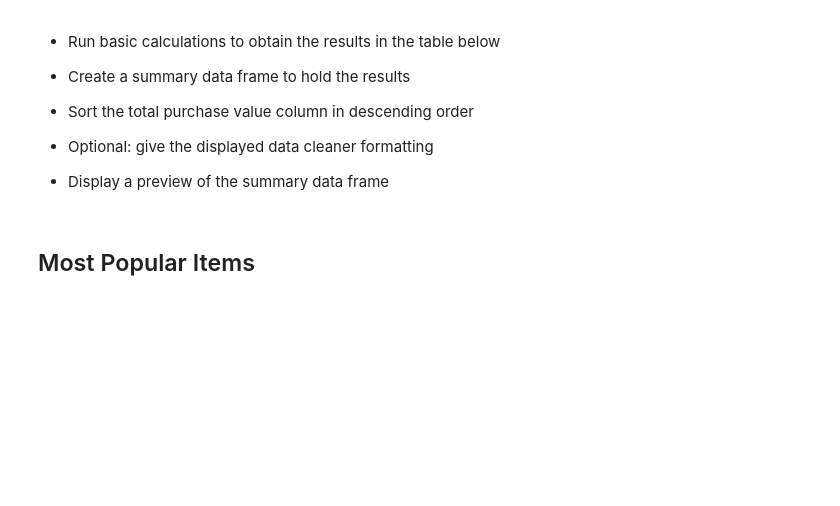
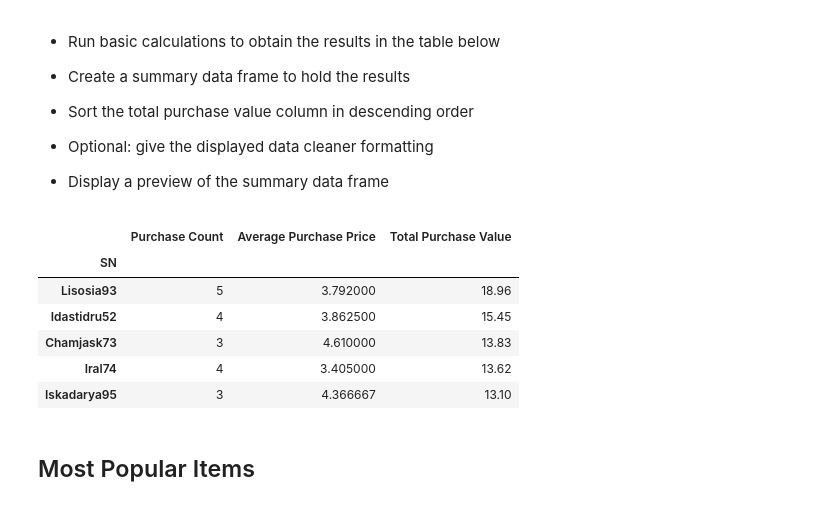
Before and after one commit to zpoeschl/pandas-challenge, a Jupyter notebook: HeroesOfPymoli/ZPoeschl_HeroesOfPymoli.ipynb, the cells around one changed output. Cells and saved outputs as stored; diff of their text form; code cells hidden in the pictures; blank space fills up the shorter version.

```diff
--- a/HeroesOfPymoli/ZPoeschl_HeroesOfPymoli.ipynb
+++ b/HeroesOfPymoli/ZPoeschl_HeroesOfPymoli.ipynb
@@ -173,7 +173,7 @@ age_bins = [0, 9, 14, 19, 24, 29, 34, 39, 100]
 bin_names = ["<10", "10-14", "15-19", "20-24", "25-29", "30-34", "35-39", "40+"]
 
 # Sort
-pymoli_df["Age Group"] = pd.cut(pymoli_df["Age"], age_bins, labels=bin_names)
+pymoli_df["Age Group"] = pd.cut(pymoli_df["Age"], bins=age_bins, labels=bin_names)
 
 # Calc totals by age group
 age_count = pymoli_df.groupby("Age Group")
@@ -219,7 +219,7 @@ age_bins2 = [0, 9, 14, 19, 24, 29, 34, 39, 100]
 bin_names2 = ["<10", "10-14", "15-19", "20-24", "25-29", "30-34", "35-39", "40+"]
 
 # Sort
-pymoli_df["Age Group"] = pd.cut(pymoli_df["Age"], age_bins2, labels=bin_names2)
+pymoli_df["Age Group"] = pd.cut(pymoli_df["Age"], bins=age_bins2, labels=bin_names2)
 
 # Calc purchase count by age
 purchase_count = pymoli_df.groupby("Age Group")
@@ -271,23 +271,35 @@ age_purchase_analysis_df
 
 * Display a preview of the summary data frame
 # %%
-# # Group by SN
-# SN_group = pymoli_df.groupby(["SN"])
+# Group by SN
+SN_group = pymoli_df.groupby(["SN"])
 
-# # Purchase count
-# purchase_count = SN_group["Item ID"].value_counts()
+# Purchase count
+purchase_count = SN_group["Item ID"].count()
 
-# # Average purchase price
+# Average purchase price
+average_purchase_price = SN_group["Price"].mean()
 
+# Total purchase value
+total_purchase_value = SN_group["Price"].sum()
 
-# # Total purchase value
+# Move calcs into df
+top_spenders = pd.DataFrame({"Purchase Count":purchase_count, "Average Purchase Price":average_purchase_price,
+                                "Total Purchase Value":total_purchase_value})
 
+# Sort by purchase value descending
+top_spenders_df = top_spenders.sort_values(["Total Purchase Value"], ascending=[False])
 
-# # Move calcs into df
-# top_spenders_df = pd.DataFrame({"Purchase Count":, "Average Purchase Price":, "Total Purchase Value":}, index=)
-
-# # Display
-# top_spenders_df
+# Display
+top_spenders_df.head()
+# %% [output]
+|  | Purchase Count | Average Purchase Price | Total Purchase Value |
+| SN |  |  |  |
+| Lisosia93 | 5 | 3.792000 | 18.96 |
+| Idastidru52 | 4 | 3.862500 | 15.45 |
+| Chamjask73 | 3 | 4.610000 | 13.83 |
+| Iral74 | 4 | 3.405000 | 13.62 |
+| Iskadarya95 | 3 | 4.366667 | 13.10 |
 # %% [markdown]
 ## Most Popular Items
 # %% [markdown]
```
